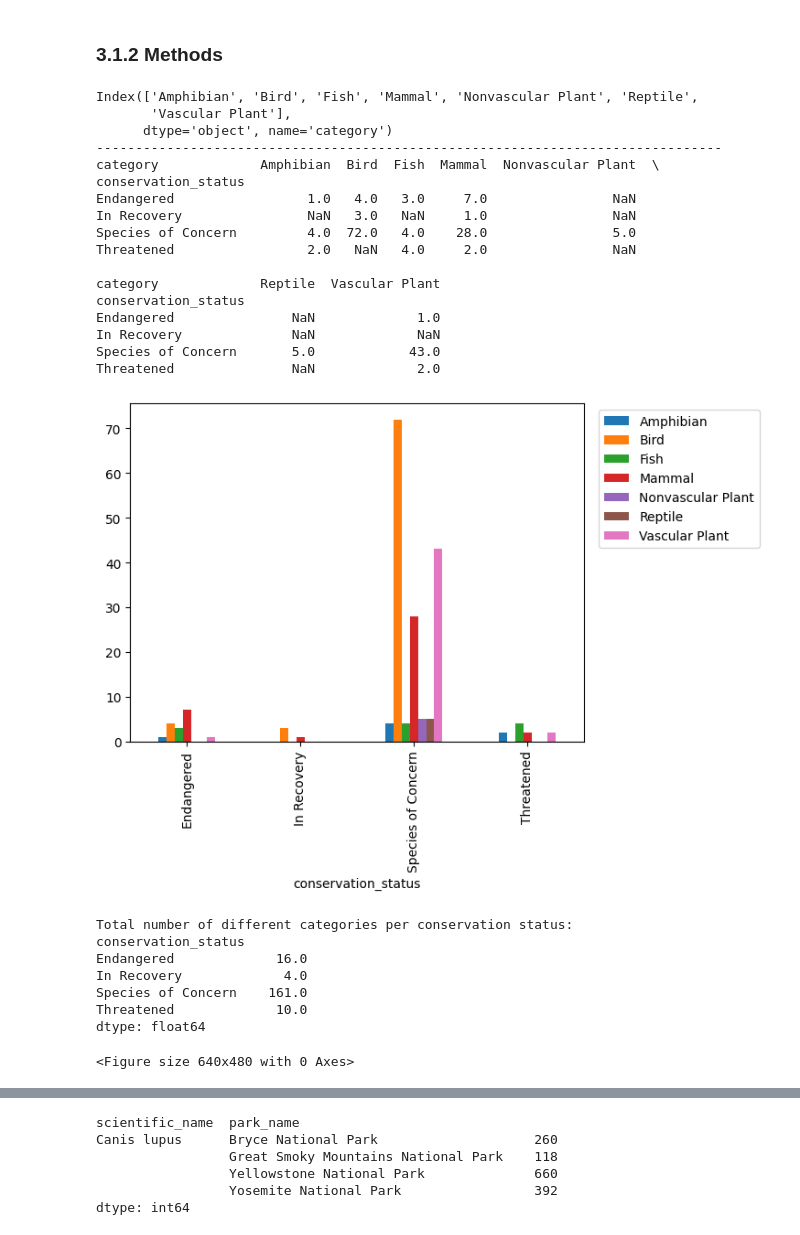
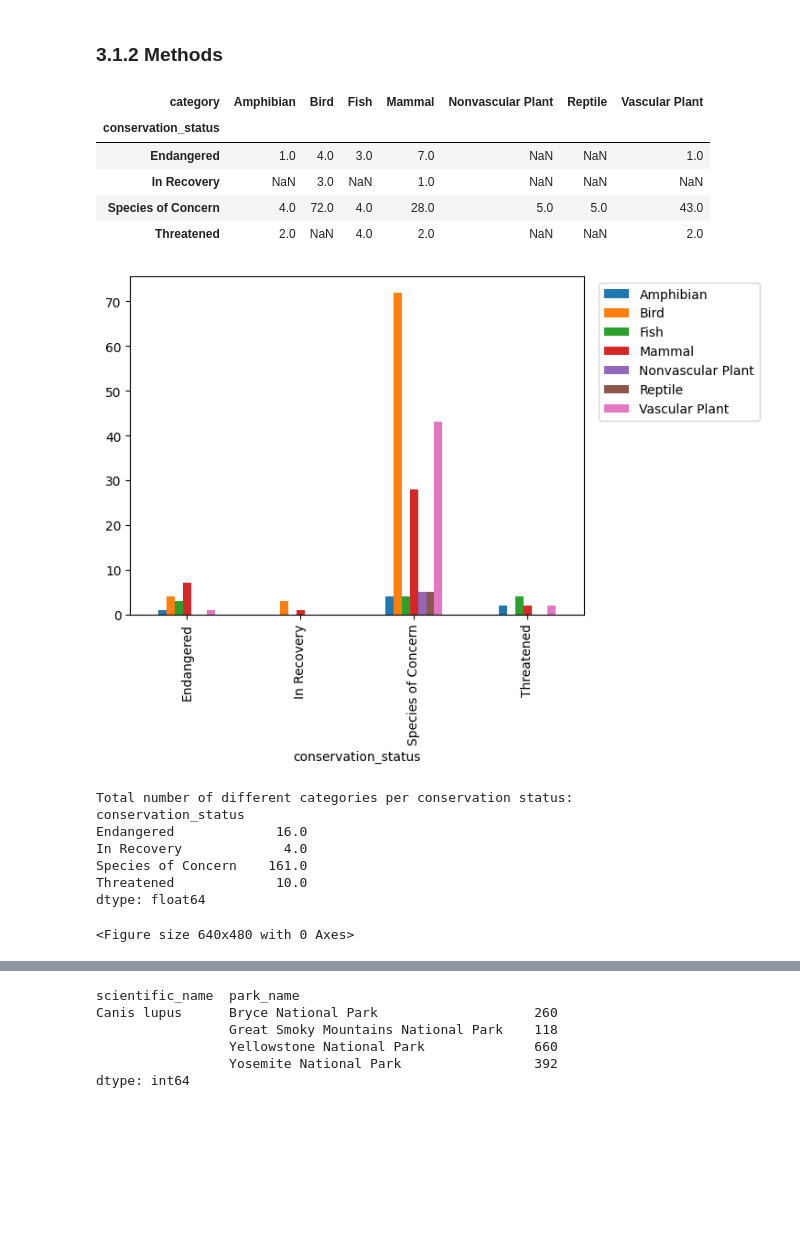
Before and after one commit to simedroniraluca/cram, a Jupyter notebook: biodiversity/biodiversity.ipynb, the cells around one changed output, grey strips where cells are left out. Drawn from its saved outputs; the diff is of its cells as text; code cells hidden in the pictures; blank space fills up the shorter version.

```diff
--- a/biodiversity/biodiversity.ipynb
+++ b/biodiversity/biodiversity.ipynb
@@ -52,21 +109,9 @@ speciesInfo = pd.read_csv('species_info.csv')
 # %%
-print("Species research: ")
-print(speciesInfo.head())
-print("Data shape: ")
-print(speciesInfo.shape)
-print("Number of duplicates: ")
-print(speciesInfo.duplicated().sum())
-print("Data info: ")
-print(speciesInfo.info())
-print("Unique values: ")
-print(speciesInfo.nunique())
-print("Percentage of missing conservation status data: ")
-print(f"{speciesInfo.conservation_status.isna().sum()/speciesInfo.shape[0]*100}%")
-print(f"Conservation status types: {speciesInfo.conservation_status.unique()}")
-speciesInfo.conservation_status.fillna("Safe", inplace=True)
-print(f"Conservation status types - after filling the missing values: {speciesInfo.conservation_status.unique()}")
-print("Data info - after filling the missing values: ")
-print(speciesInfo.info())
+species_info.conservation_status.fillna("Safe", inplace=True)
+
+print(f"{boldify('Conservation status types - after filling the missing values:')} {species_info.conservation_status.unique()}")
+print(boldify('Data info - after filling the missing values:'))
+display(species_info.info())
 
 # Delete duplicates names in common_names column
 
@@ -185,46 +259,33 @@ There are 5 types of the `conservation status` variable -  `'Safe', 'Species of
 # %% [markdown]
 ### 3.1.2 Methods
 # %%
-conservationCategory = speciesInfo[speciesInfo.conservation_status != "Safe"]\
+conservation_category = species_info[species_info.conservation_status != "Safe"]\
     .groupby(["conservation_status", "category"])['scientific_name']\
     .count()\
     .unstack()
-print(conservationCategory.columns)
-print("-"*80)
-print(conservationCategory)
-conservationCategory.plot(kind='bar')
+display(conservation_category)
+conservation_category.plot(kind='bar')
 plt.legend(loc='upper right', bbox_to_anchor=(1.4, 1))
 plt.show()
 plt.clf()
-print("Total number of different categories per conservation status: ")
-print(conservationCategory.sum(axis=1))
+print(boldify('Total number of different categories per conservation status:'))
+print(conservation_category.sum(axis=1))
 # %% [output]
+| category | Amphibian | Bird | Fish | Mammal | Nonvascular Plant | Reptile | Vascular Plant |
+| conservation_status |  |  |  |  |  |  |  |
+| Endangered | 1.0 | 4.0 | 3.0 | 7.0 | NaN | NaN | 1.0 |
+| In Recovery | NaN | 3.0 | NaN | 1.0 | NaN | NaN | NaN |
+| Species of Concern | 4.0 | 72.0 | 4.0 | 28.0 | 5.0 | 5.0 | 43.0 |
+| Threatened | 2.0 | NaN | 4.0 | 2.0 | NaN | NaN | 2.0 |
+[figure]
-Index(['Amphibian', 'Bird', 'Fish', 'Mammal', 'Nonvascular Plant', 'Reptile',
-       'Vascular Plant'],
-      dtype='object', name='category')
---------------------------------------------------------------------------------
-category             Amphibian  Bird  Fish  Mammal  Nonvascular Plant  \
+Total number of different categories per conservation status:
 conservation_status
-Endangered                 1.0   4.0   3.0     7.0                NaN
-In Recovery                NaN   3.0   NaN     1.0                NaN
-Species of Concern         4.0  72.0   4.0    28.0                5.0
-Threatened                 2.0   NaN   4.0     2.0                NaN
-
-category             Reptile  Vascular Plant
-conservation_status
-Endangered               NaN             1.0
-In Recovery              NaN             NaN
-Species of Concern       5.0            43.0
-Threatened               NaN             2.0
+Endangered             16.0
+In Recovery             4.0
+Species of Concern    161.0
+Threatened             10.0
+dtype: float64
-[figure]
-Total number of different categories per conservation status:
-conservation_status
-Endangered             16.0
-In Recovery             4.0
-Species of Concern    161.0
-Threatened             10.0
-dtype: float64
+<Figure size 640x480 with 0 Axes>
-<Figure size 640x480 with 0 Axes>
 # %% [markdown]
 ## 3.2  Endangered species
 ### 3.2.1 Description
```
Also changed, not shown: parts of 17 cells of this notebook.
